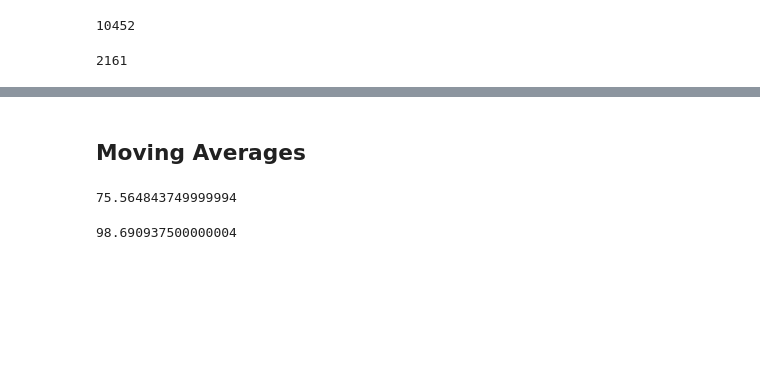
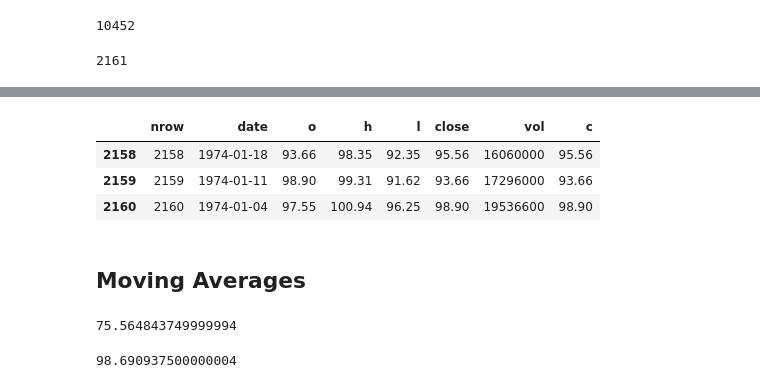
Before and after one commit to marcolunardi/metis, a Jupyter notebook: kojak_work/options_project_analysis.ipynb, the cells around one changed output, grey strips where cells are left out. Saved outputs shown, nothing was run; the diff lists cells and outputs as text; code cells hidden in the pictures; blank space fills up the shorter version.

```diff
--- a/kojak_work/options_project_analysis.ipynb
+++ b/kojak_work/options_project_analysis.ipynb
@@ -67,0 +73,3 @@ len(spw)
+# %%
+for i in range(len(spw.date)):
+    spw.date[i] = spw.date[i] + DateOffset(weekday = 4) + DateOffset(days = 1) - BDay()
@@ -68,3 +88,10 @@ len(spw)
+# %%
+spw.tail(3)
+# %% [output]
+|  | nrow | date | o | h | l | close | vol | c |
+| 2158 | 2158 | 1974-01-18 | 93.66 | 98.35 | 92.35 | 95.56 | 16060000 | 95.56 |
+| 2159 | 2159 | 1974-01-11 | 98.90 | 99.31 | 91.62 | 93.66 | 17296000 | 93.66 |
+| 2160 | 2160 | 1974-01-04 | 97.55 | 100.94 | 96.25 | 98.90 | 19536600 | 98.90 |
 # %% [markdown]
 ## Moving Averages
 # %%
```
Also changed, not shown: parts of 7 cells of this notebook.
